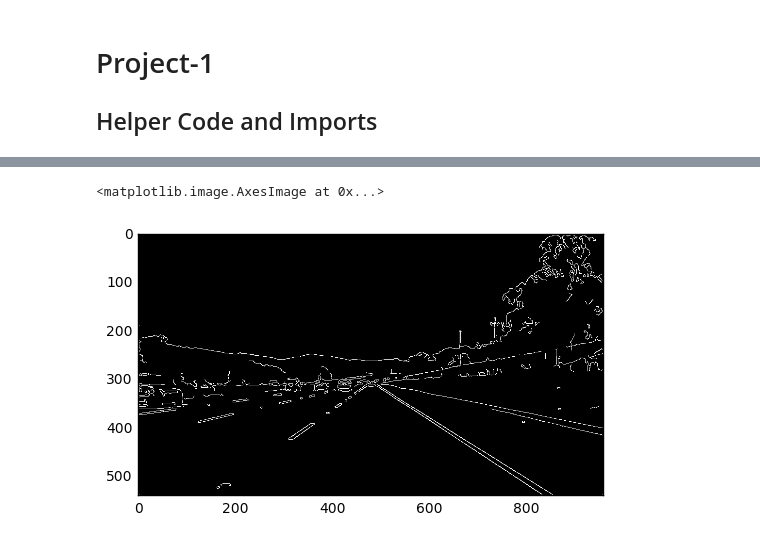
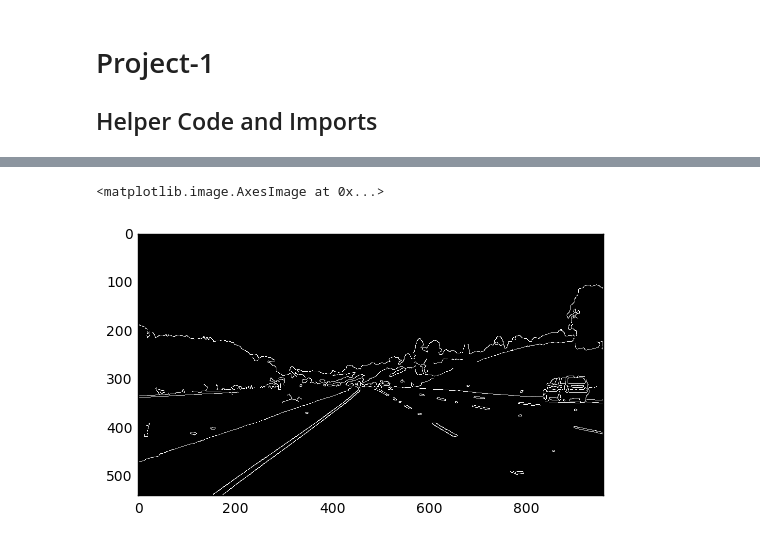
Before and after one commit to akshaybabloo/Car-ND, a Jupyter notebook: Term-1/Finding_Lane_Lines/P1/Project-1.ipynb, the cells around one changed output, grey strips where cells are left out. Drawn from its saved outputs; the diff is of its cells as text; code cells hidden in the pictures.

```diff
--- a/Term-1/Finding_Lane_Lines/P1/Project-1.ipynb
+++ b/Term-1/Finding_Lane_Lines/P1/Project-1.ipynb
@@ -107,7 +144,7 @@ def weighted_img(img, initial_img, α=0.8, β=1., λ=0.):
 # %%
 # Getting the image
 try:
-    image = mpimg.imread('test_images/solidWhiteRight.jpg')
+    image = mpimg.imread('test_images/solidYellowCurve.jpg')
 except FileNotFoundError as e:
     print(e)
-plt.imshow(image)
+# plt.imshow(image)
@@ -132,10 +160,10 @@ plt.imshow(gaussian_blur_image, cmap='gray')
 # %%
 # Applying Canny transform to the image
 low_threshold = 50
-high_threshold = 110
+high_threshold = 150
 edges_image = canny(gaussian_blur_image, low_threshold, high_threshold)
 plt.imshow(edges_image, cmap='gray')
 # %% [output]
 <matplotlib.image.AxesImage at 0x...>
-[figure, old version]
+[figure, new version]
 # %%
```
Also changed, not shown: parts of 21 cells of this notebook, 15 other files.
